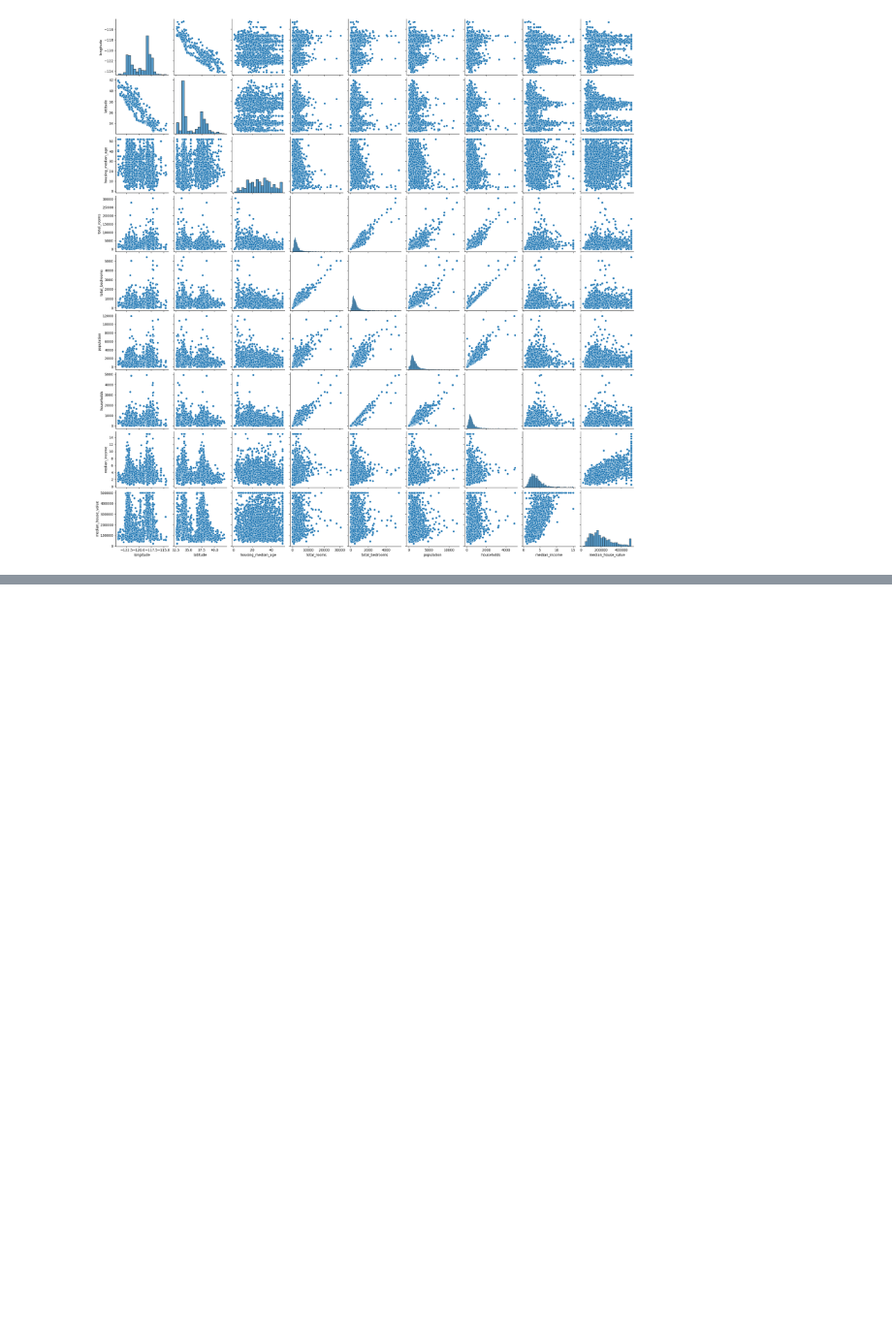
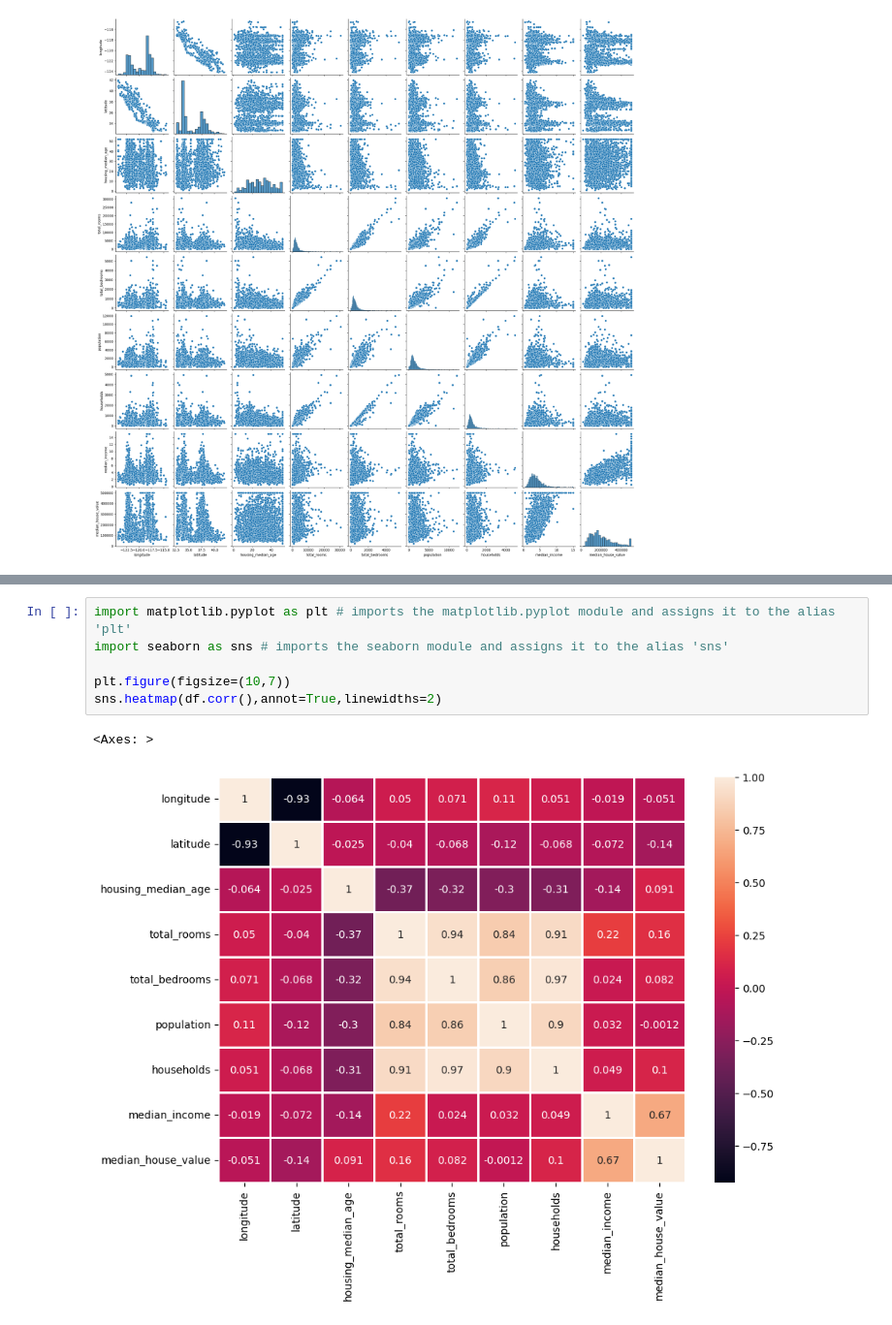
Before and after one commit to SrinidhiMokidi/AIML, a Jupyter notebook: LAB_4_AIML.ipynb, the cells around one changed output, grey strips where cells are left out. Shown at 97% size. Drawn from its saved outputs; the diff is of its cells as text; blank space fills up the shorter version.

```diff
--- a/LAB_4_AIML.ipynb
+++ b/LAB_4_AIML.ipynb
@@ -55,0 +79,9 @@ sns.pairplot(df)
+# %%
+import matplotlib.pyplot as plt # imports the matplotlib.pyplot module and assigns it to the alias 'plt'
+import seaborn as sns # imports the seaborn module and assigns it to the alias 'sns'
+
+plt.figure(figsize=(10,7))
+sns.heatmap(df.corr(),annot=True,linewidths=2)
+# %% [output]
+<Axes: >
+[figure, added]
```
Also changed, not shown: parts of 30 cells of this notebook.
